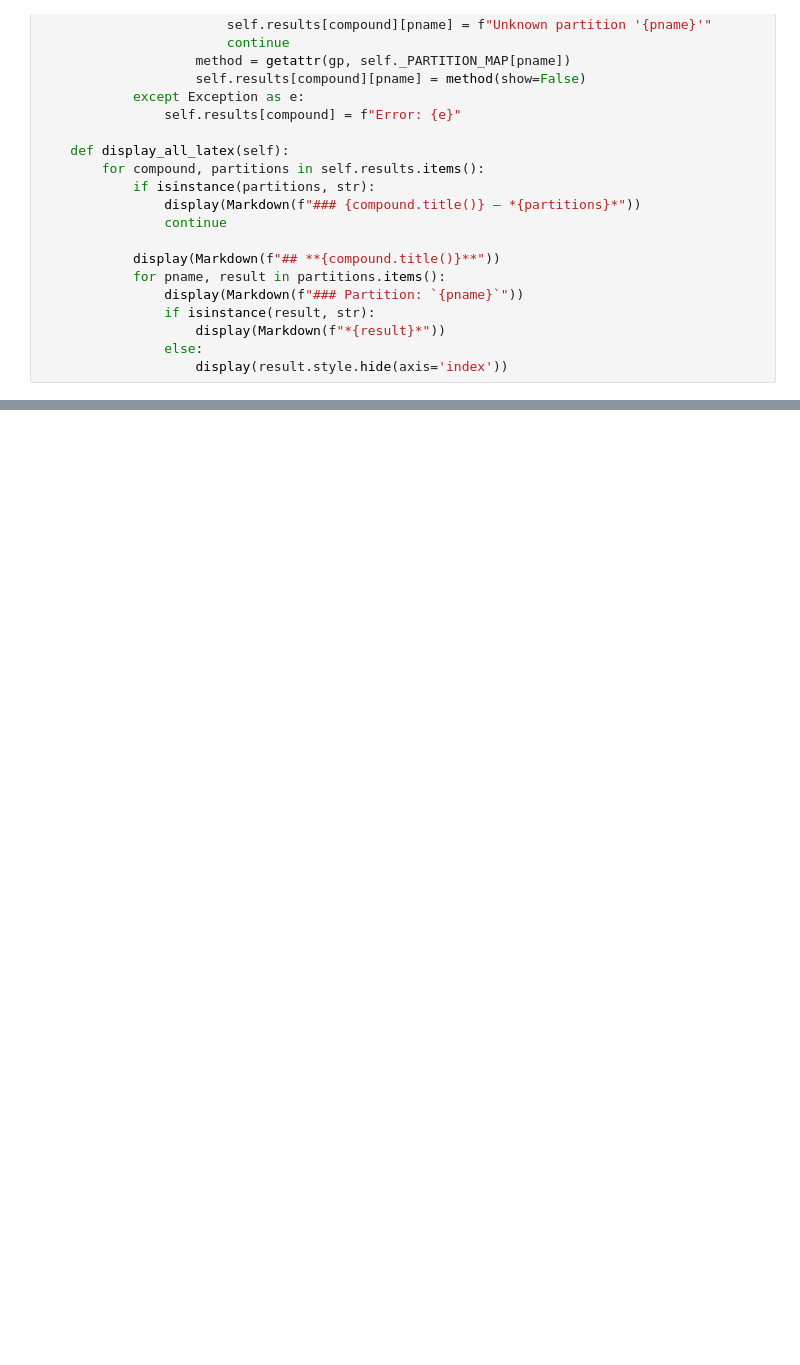
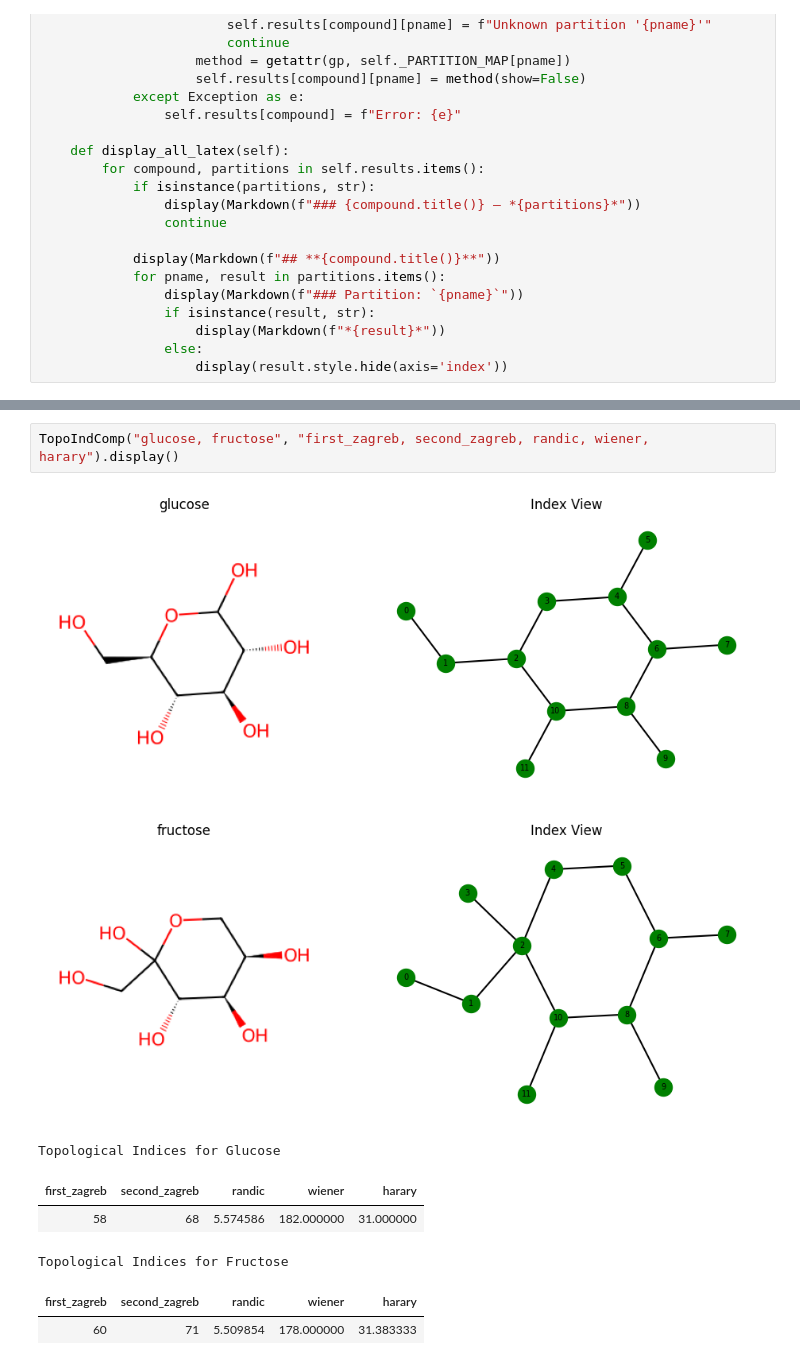
Before and after one commit to fresnel-uv/topological_polynomials, a Jupyter notebook: graph_polynomials/graph_polynomials_rev.ipynb, the cells around one changed output, grey strips where cells are left out. Cells and saved outputs as stored; diff of their text form; blank space fills up the shorter version.

Commit message:
generated_topological-indices

```diff
--- a/graph_polynomials/graph_polynomials_rev.ipynb
+++ b/graph_polynomials/graph_polynomials_rev.ipynb
@@ -1203,0 +1610,11 @@ GraphPartitionBatch("benzene", "degree, eccentricity").display_all_latex()
+# %%
+TopoIndComp("glucose, fructose", "first_zagreb, second_zagreb, randic, wiener, harary").display()
+# %% [output]
+[figure, added]
+[figure, added]
+Topological Indices for Glucose
+| first_zagreb | second_zagreb | randic | wiener | harary |
+| 58 | 68 | 5.574586 | 182.000000 | 31.000000 |
+Topological Indices for Fructose
+| first_zagreb | second_zagreb | randic | wiener | harary |
+| 60 | 71 | 5.509854 | 178.000000 | 31.383333 |
```
Also changed, not shown: parts of 19 cells of this notebook, 2 other files.
